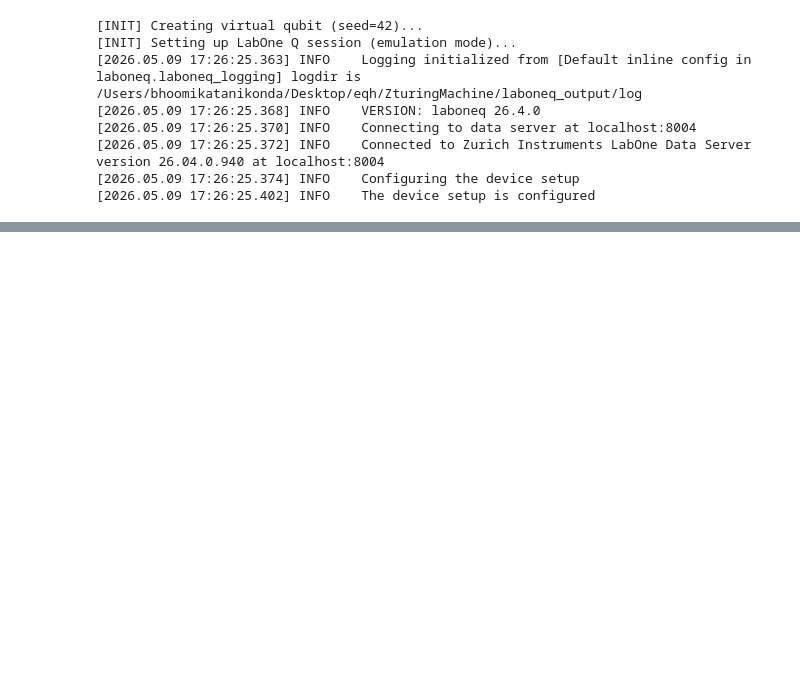
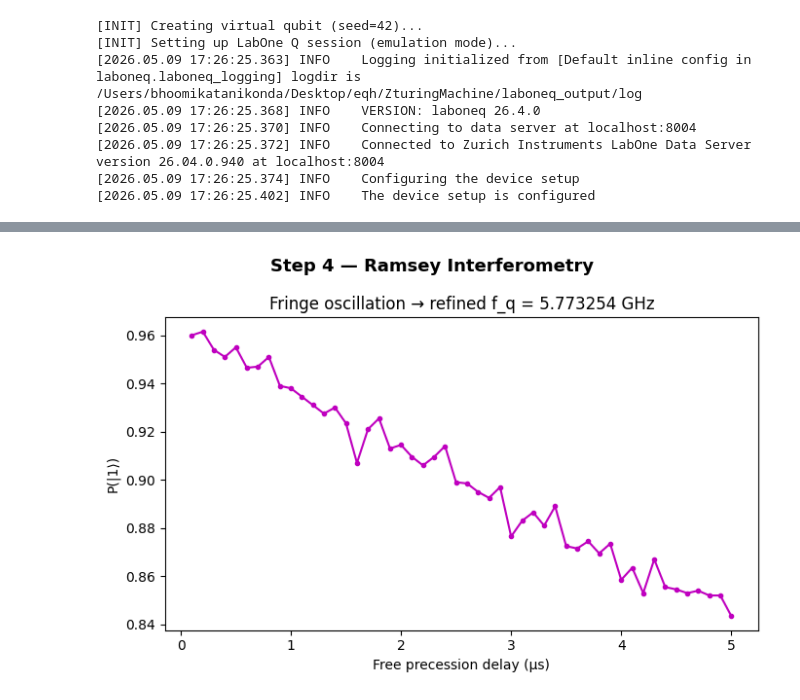
Before and after one commit to bhumikatanikonda/ZturingMachine, a Jupyter notebook: preparatory tasks.ipynb, the cells around one changed output, grey strips where cells are left out. Drawn from its saved outputs; the diff is of its cells as text; code cells hidden in the pictures; blank space fills up the shorter version.

```diff
--- a/preparatory tasks.ipynb
+++ b/preparatory tasks.ipynb
@@ -464,4 +464,4 @@ def ramsey(
     f_measured = omega_ram / (2 * np.pi)
     f_q_precise = drive_freq + (f_measured - detuning)
 
-    return float(f_measured), float(f_q_precise)
+    return evolve_times, P1, float(f_measured), float(f_q_precise)
@@ -640,29 +635,8 @@ print(f"  → T1 = {T1*1e6:.1f} µs")
 # STEP 5: Ramsey Interferometry
 # --------------------------------------------------------
 print("\n[STEP 5] Ramsey Interferometry")
-delays_ram = np.linspace(0.1e-6, 5e-6, 50)
-P1_ram = []
 
-detuning = 1e6  # drive 1 MHz off-resonance for visible fringes
-f_drive_ram = f_q + detuning
-
-exp_pi2 = make_rabi_experiment(q0_loneq, amplitude=amp_pi2, pulse_length=100e-9,drive_freq= f_q)
-t_pi2, wave_pi2 = get_drive_waveform(session, device_setup, q0_loneq, exp_pi2, 100e-9)
-
-for delay in delays_ram:
-    virtual_qubit.reset()
-    virtual_qubit.evolve(t_pi2, wave_pi2, drive_freq=f_drive_ram)  # first π/2
-    virtual_qubit.wait(delay)                                        # free precession
-    virtual_qubit.evolve(t_pi2, wave_pi2, drive_freq=f_drive_ram)  # second π/2
-    bits = virtual_qubit.measure(shots=2000)
-    P1_ram.append(bits.mean())
-P1_ram = np.array(P1_ram)
-
-A_ram, omega_ram, phi_ram, _ = fit_sinusoid(delays_ram, P1_ram)
-f_measured = omega_ram / (2 * np.pi)
-f_q_precise = f_q + (f_measured - detuning)
-
-f_measured, f_q_precise = ramsey(
+evolve_times, P1, f_measured, f_q_precise = ramsey(
     virtual_qubit, session, device_setup, q0_loneq,
     drive_freq = f_q,
     amp_pi2=amp_pi2,
@@ -675,5 +649,16 @@ f_measured, f_q_precise = ramsey(
 )
 print(f"  → Ramsey frequency oscillation: {f_measured/1e6:.3f} MHz")
 print(f"  → Refined f_q = {f_q_precise/1e9:.6f} GHz")
+
+#plots
+fig, ax = plt.subplots(figsize=(7, 4.5))
+fig.suptitle("Step 4 — Ramsey Interferometry", fontsize=13, fontweight="bold")
+ax.plot(evolve_times * 1e6, P1, "m.-")
+ax.set_xlabel("Free precession delay (µs)")
+ax.set_ylabel("P(|1⟩)")
+ax.set_title(f"Fringe oscillation → refined f_q = {f_q_precise/1e9:.6f} GHz")
+plt.tight_layout()
+plt.savefig("step4_ramsey.png", dpi=150)
+plt.show()
 # %% [output]
 [STEP 5] Ramsey Interferometry
@@ -695,0 +681 @@ print(f"  → Refined f_q = {f_q_precise/1e9:.6f} GHz")
+[figure, added]
```
Also changed, not shown: parts of 8 cells of this notebook.
